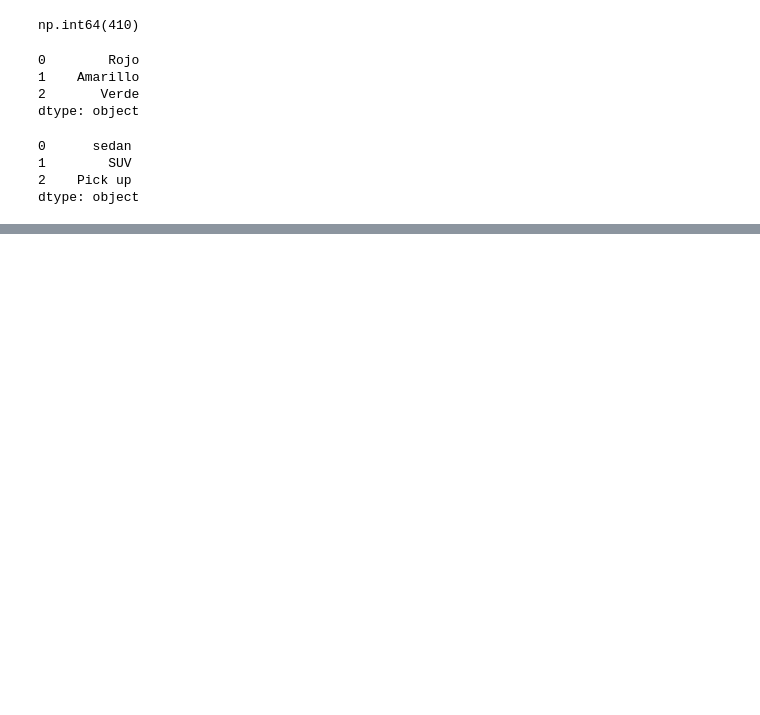
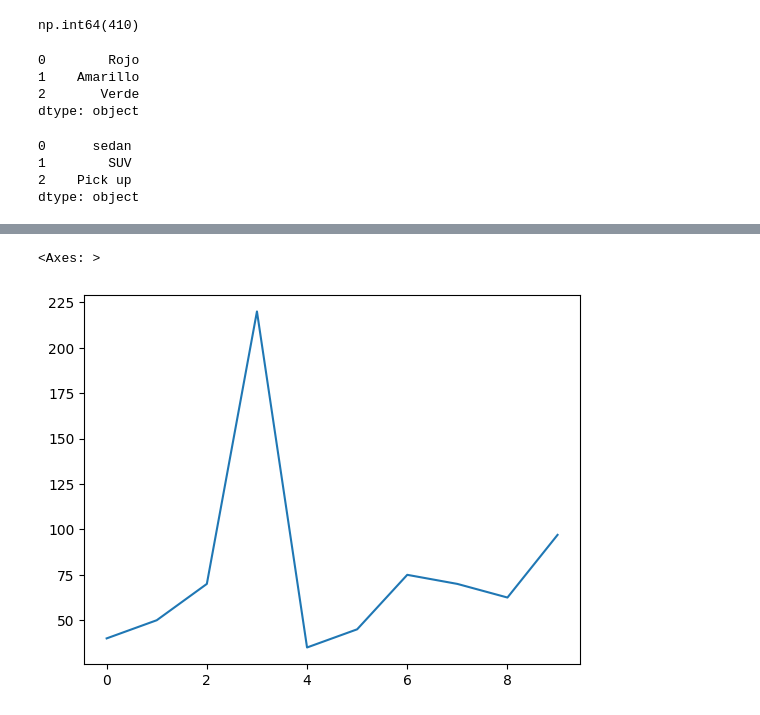
Before and after one commit to mcc-oscar-perez/Python, a Jupyter notebook: Modelo_De_Machine_Learning/Pandas_basic.ipynb, the cells around one changed output, grey strips where cells are left out. Drawn from its saved outputs; the diff is of its cells as text; code cells hidden in the pictures; blank space fills up the shorter version.

```diff
--- a/Modelo_De_Machine_Learning/Pandas_basic.ipynb
+++ b/Modelo_De_Machine_Learning/Pandas_basic.ipynb
@@ -36,0 +226,5 @@ dtype: object
+# %%
+# Eliminamos las puntiaciones o simbolos de la columnna de precios
+ventas_autos["Precio (USD)"] = (ventas_autos["Precio (USD)"].astype(str).str.replace(r"[^\d\-,\.]", "", regex=True).str.replace(",", "", regex=False))
+ventas_autos['Precio (USD)'] = ventas_autos['Precio (USD)'].astype(float)/100
+ventas_autos
@@ -36,0 +243,5 @@ dtype: object
+# %%
+ventas_autos['Precio (USD)'].plot()
+# %% [output]
+<Axes: >
+[figure, added]
```
Also changed, not shown: parts of 21 cells of this notebook, 2 other files.
